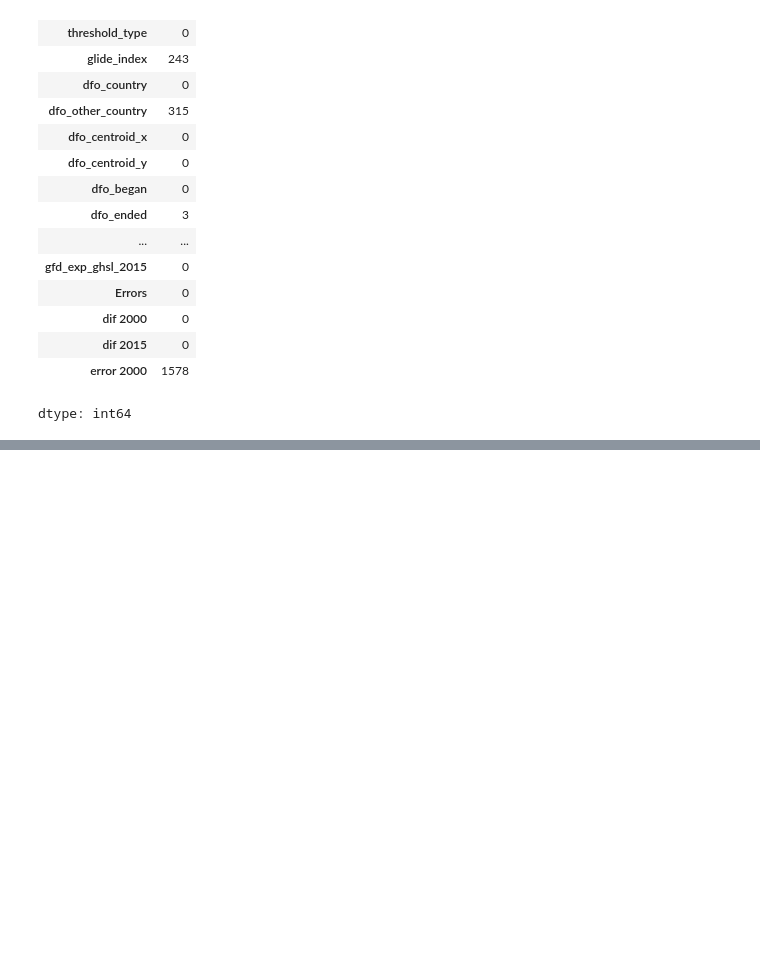
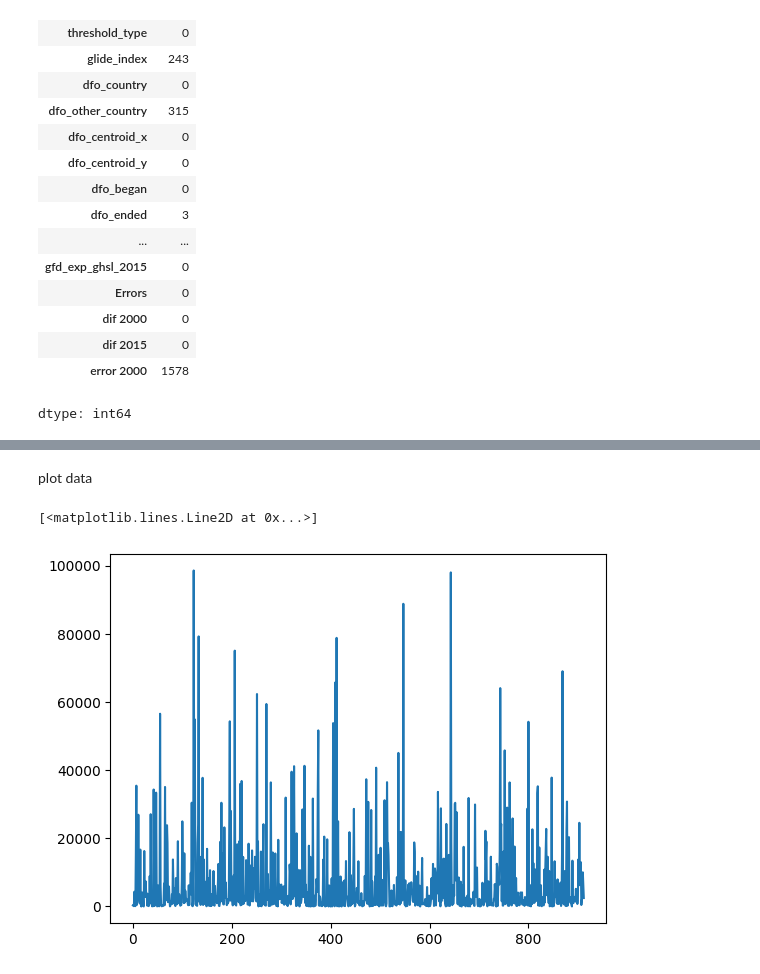
Before and after one commit to Konwalai1111/BSC_DPDM2025, a Jupyter notebook: Ch3_Data_Preprocessing.ipynb, the cells around one changed output, grey strips where cells are left out. Cells and saved outputs as stored; diff of their text form; code cells hidden in the pictures; blank space fills up the shorter version.

```diff
--- a/Ch3_Data_Preprocessing.ipynb
+++ b/Ch3_Data_Preprocessing.ipynb
@@ -283,0 +309,7 @@ dtype: int64
+# %% [markdown]
+plot data
+# %%
+plt.plot(flood['gfd_area'])
+# %% [output]
+[<matplotlib.lines.Line2D at 0x...>]
+[figure, added]
```
Also changed, not shown: parts of 30 cells of this notebook.
